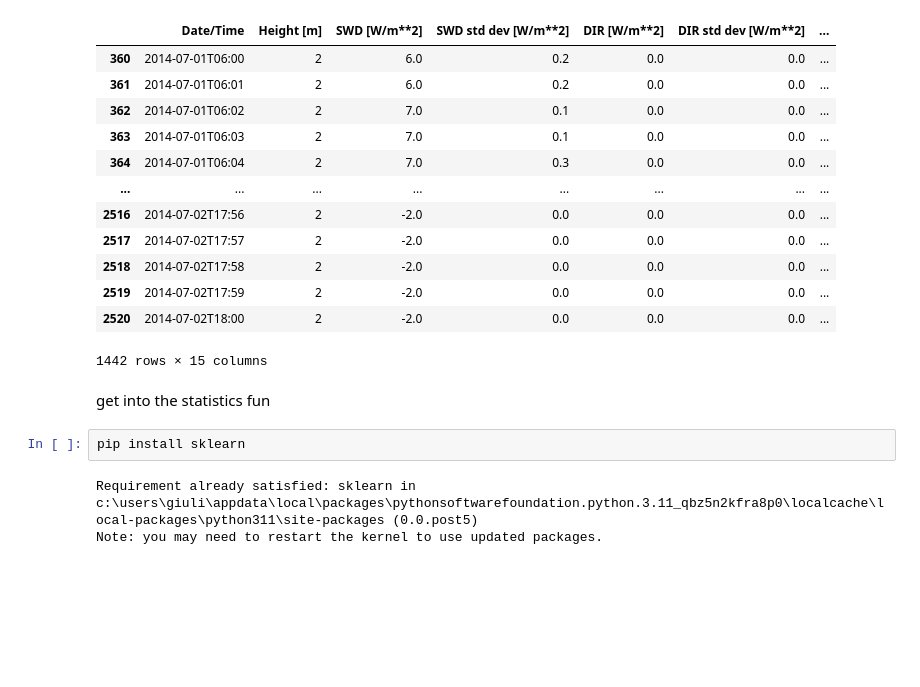
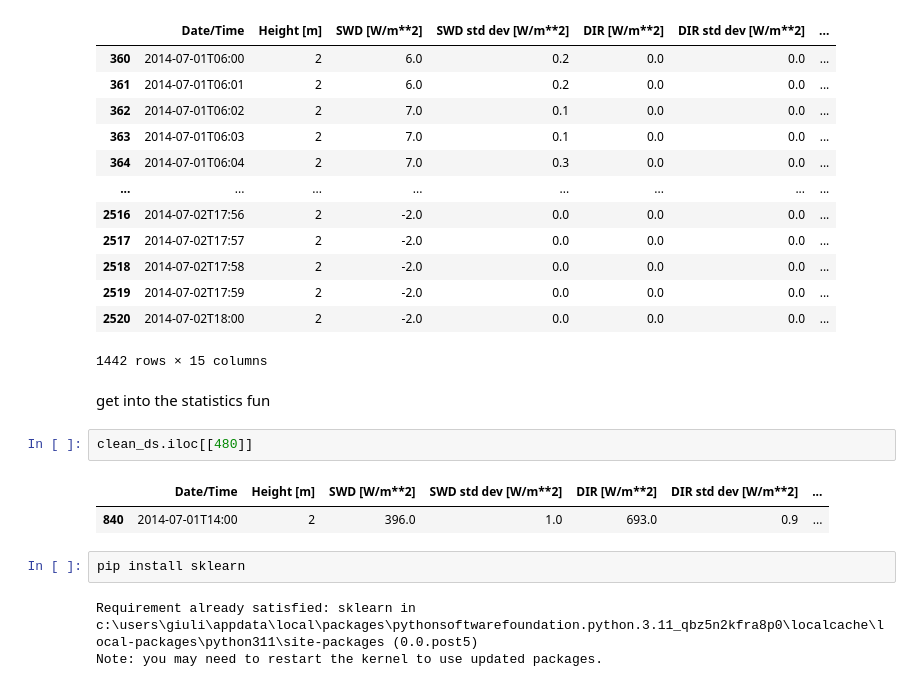
Before and after one commit to GiuliaIennaco/TCC, a Jupyter notebook: TCC Código - Gradient Boosting.ipynb, the cells around one changed output. Drawn from its saved outputs; the diff is of its cells as text; blank space fills up the shorter version.

```diff
--- a/TCC Código - Gradient Boosting.ipynb
+++ b/TCC Código - Gradient Boosting.ipynb
@@ -58,6 +58,11 @@ clean_ds
 1442 rows × 15 columns
 # %% [markdown]
 get into the statistics fun
+# %%
+clean_ds.iloc[[480]]
+# %% [output]
+|  | Date/Time | Height [m] | SWD [W/m**2] | SWD std dev [W/m**2] | DIR [W/m**2] | DIR std dev [W/m**2] | ... |
+| 840 | 2014-07-01T14:00 | 2 | 396.0 | 1.0 | 693.0 | 0.9 | ... |
 # %%
 pip install sklearn
 # %% [output]
```
Also changed, not shown: parts of 1 cell of this notebook, 16 other files.
